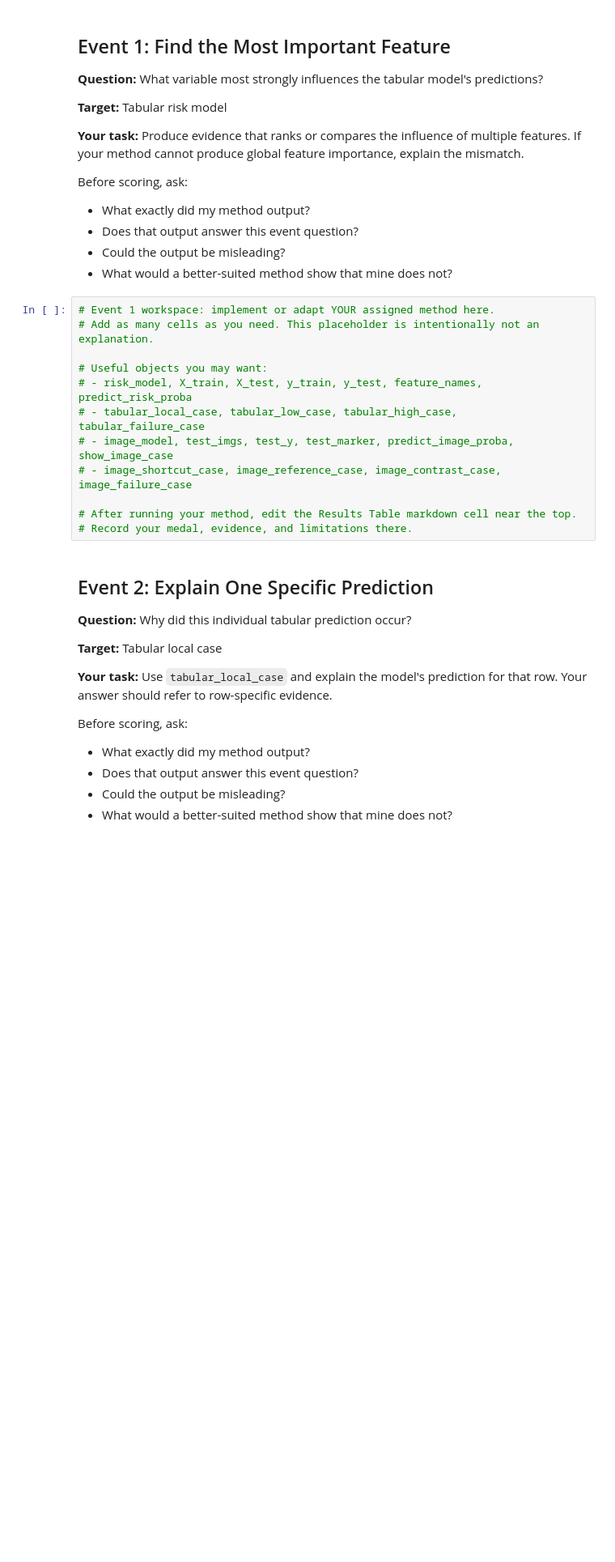
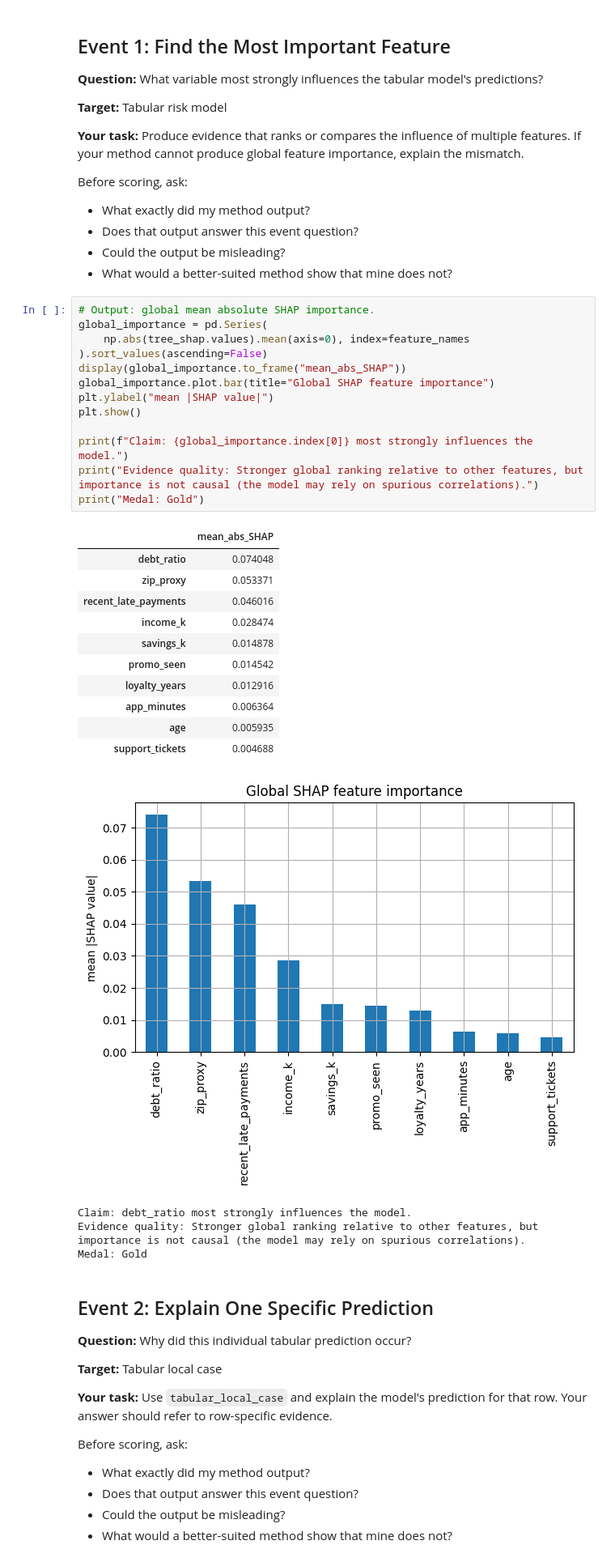
Before and after one commit to duke-aipi-Han/aipi590-XAI, a Jupyter notebook: assignments/xai_decathlon.ipynb, the cells around one changed output. Shown at 81% size. Drawn from its saved outputs; the diff is of its cells as text; blank space fills up the shorter version.

Commit message:
implemented decathlon events using SHAP

```diff
--- a/assignments/xai_decathlon.ipynb
+++ b/assignments/xai_decathlon.ipynb
@@ -622,18 +646,35 @@ Before scoring, ask:
 - Does that output answer this event question?
 - Could the output be misleading?
 - What would a better-suited method show that mine does not?
-# %%
-# Event 1 workspace: implement or adapt YOUR assigned method here.
-# Add as many cells as you need. This placeholder is intentionally not an explanation.
-
-# Useful objects you may want:
-# - risk_model, X_train, X_test, y_train, y_test, feature_names, predict_risk_proba
-# - tabular_local_case, tabular_low_case, tabular_high_case, tabular_failure_case
-# - image_model, test_imgs, test_y, test_marker, predict_image_proba, show_image_case
-# - image_shortcut_case, image_reference_case, image_contrast_case, image_failure_case
-
-# After running your method, edit the Results Table markdown cell near the top.
-# Record your medal, evidence, and limitations there.
+# %%
+# Output: global mean absolute SHAP importance.
+global_importance = pd.Series(
+    np.abs(tree_shap.values).mean(axis=0), index=feature_names
+).sort_values(ascending=False)
+display(global_importance.to_frame("mean_abs_SHAP"))
+global_importance.plot.bar(title="Global SHAP feature importance")
+plt.ylabel("mean |SHAP value|")
+plt.show()
+
+print(f"Claim: {global_importance.index[0]} most strongly influences the model.")
+print("Evidence quality: Stronger global ranking relative to other features, but importance is not causal (the model may rely on spurious correlations).")
+print("Medal: Gold")
+# %% [output]
+|  | mean_abs_SHAP |
+| debt_ratio | 0.074048 |
+| zip_proxy | 0.053371 |
+| recent_late_payments | 0.046016 |
+| income_k | 0.028474 |
+| savings_k | 0.014878 |
+| promo_seen | 0.014542 |
+| loyalty_years | 0.012916 |
+| app_minutes | 0.006364 |
+| age | 0.005935 |
+| support_tickets | 0.004688 |
+[figure, added]
+Claim: debt_ratio most strongly influences the model.
+Evidence quality: Stronger global ranking relative to other features, but importance is not causal (the model may rely on spurious correlations).
+Medal: Gold
 # %% [markdown]
 ## Event 2: Explain One Specific Prediction
 
```
Also changed, not shown: parts of 23 cells of this notebook.
